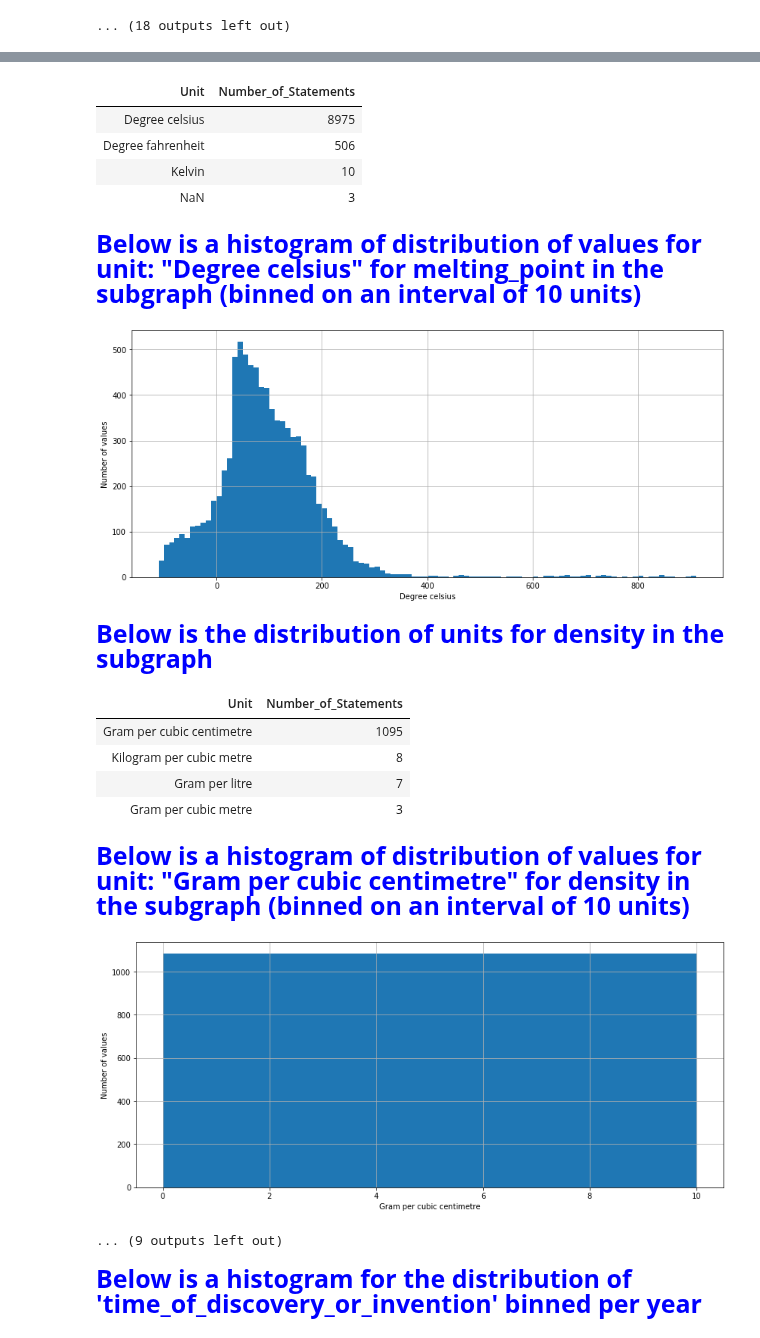
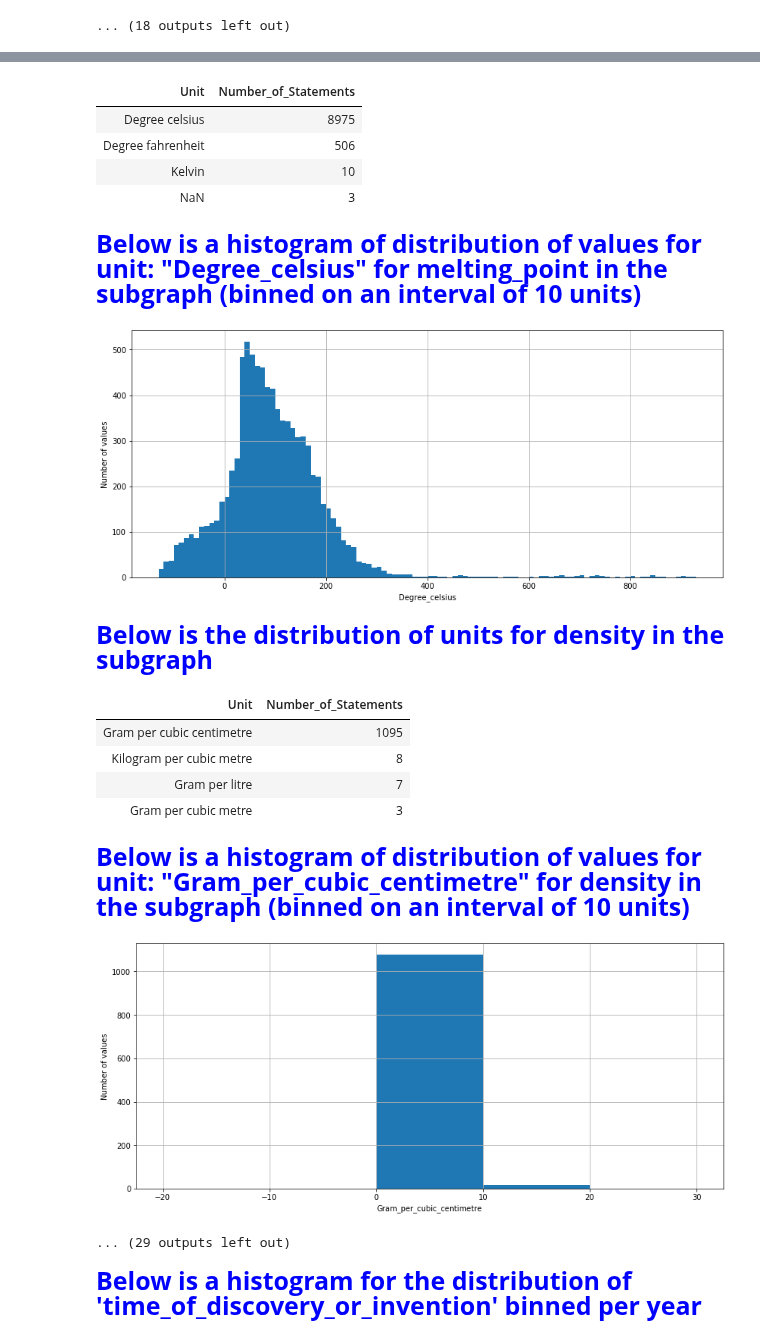
Before and after one commit to usc-isi-i2/kgtk, a Jupyter notebook: examples/Example_10_Wikidata_Subgraph_Statistics.ipynb, the cells around one changed output, grey strips where cells are left out. Cells and saved outputs as stored; diff of their text form; code cells hidden in the pictures.

Commit message:
Added output and naming convention

```diff
--- a/examples/Example_10_Wikidata_Subgraph_Statistics.ipynb
+++ b/examples/Example_10_Wikidata_Subgraph_Statistics.ipynb
@@ -33,7 +33,7 @@ output_folder = "/Users/shashanksaurabh/Desktop/Data_isi/output"
 
 # In each of statistics top K results are chosen.
 #In the following examples this has been implemented using the --limit attribute.
-K = "5"
+K = "10"
 
 # This represents the Qnode of wikidata subset.
 subset_name = "Q11173"
@@ -668,14 +673,14 @@ try:
         class_overview = pd.DataFrame([["Description",description_current.capitalize()],["Aliases",aliases_current.capitalize()],["Subclass of",", ".join(subclass_current).capitalize()],["Number of Instances",Number_of_instances_of_current_class],["Number of Subclass",len(subclass_current)],["Number of Superclass",len(direct_super_class_current)]],columns=["Stat","Value"])
 
         #Dynamically create the name of the output file where the example instances would be stored
-        output_file = subset_name + "_" + ele["Class_Label"].replace(" ","-")+"_examples"+".tsv"
+        output_file = "Class_overview."+ re.sub("[^0-9a-zA-Z]+", "_", ele["Class_Label"])+".examples.tsv"
 
-        output_file_prop = subset_name + "_" + ele["Class_Label"].replace(" ","-")+"_prop_destribution"+".tsv"
+        output_file_prop = "Class_overview."+  re.sub("[^0-9a-zA-Z]+", "_", ele["Class_Label"])+".outgoing_properties.tsv"
 
-        output_file_prop_incoming = subset_name + "_" + ele["Class_Label"].replace(" ","-")+"_prop_destribution_incoming"+".tsv"
+        output_file_prop_incoming = "Class_overview."+ re.sub("[^0-9a-zA-Z]+", "_", ele["Class_Label"])+".incoming_properties.tsv"
 
         #Dynamically create the name of the output file where the overview would be stored
-        output_file_overview = subset_name + "_" + ele["Class_Label"].replace(" ","-")+"_overview"+".tsv"
+        output_file_overview = "Class_overview."+  re.sub("[^0-9a-zA-Z]+", "_", ele["Class_Label"])+".overview.tsv"
 
         # Save the overview to the output file
         class_overview.to_csv(os.path.join(os.getenv('CLASS_FOLDER'),output_file_overview),sep='\t')
@@ -772,7 +777,7 @@ try:
     df_all_prop = df_all_prop[df_all_prop["Property_Label"]!="Other Properties"]
     printmd("Top Ten Properties are ",'black',size=18)
     display(HTML(df_all_prop[:10].to_html(index=False)))
-    df_all_prop.to_csv(os.path.join(os.getenv('PROPERTY_OVERVIEW'),"Top_Ten_Properties.tsv"),sep='\t')
+    df_all_prop.to_csv(os.path.join(os.getenv('PROPERTY_OVERVIEW'),"Property_overview.top.tsv"),sep='\t')
 except Exception as e:
     display(e)
 # %% [output]
@@ -792,7 +797,7 @@ Top Ten Properties are
 # %%
 try:
     # Load the list of classes generated in the  9th cell
-    df = pd.read_csv(os.path.join(os.getenv('PROPERTY_OVERVIEW'),"Top_Ten_Properties.tsv"),delimiter='\t')
+    df = pd.read_csv(os.path.join(os.getenv('PROPERTY_OVERVIEW'),"Property_overview.top.tsv"),delimiter='\t')
 
     # Load the Descriptions of the nodes of the subgraph in a Dataframe
     df_description = pd.read_csv(os.path.join(os.getenv('WIKIDATA_PARTS'),os.getenv('description')),delimiter='\t')
@@ -837,7 +842,7 @@ try:
 
 
         #Dynamically create the name of the output file where the overview would be stored
-        output_file_overview = subset_name + "_" + ele["Property_Label"].replace(" ","-")+"_overview"+".tsv"
+        output_file_overview ="Property_overview."+ re.sub("[^0-9a-zA-Z]+", "_", ele["Property_Label"])+".overview.tsv"
 
         # Save the overview to the output file
         property_overview.to_csv(os.path.join(os.getenv('PROPERTY_OVERVIEW'),output_file_overview),sep='\t')
@@ -892,10 +897,10 @@ for index,ele in pd_quantity_property.iterrows():
     print()
 
     #Extracting the 'Label' corresponding to the property
-    prop_label = ele['Property_Label'].replace(" ","_")
+    prop_label = re.sub("[^0-9a-zA-Z]+", "_",  ele['Property_Label'])
 
     #Dynamically setting the name of the output file based on the name of property
-    output_file_units_destribution = prop_label + "_units_destribution.tsv"
+    output_file_units_destribution = "Property_overview.quantity."+prop_label+".units_distribution.tsv"
 
     #Running command 1
     run_command(cmd1,{"_output_file":output_file_units_destribution,"_prop":pnode})
@@ -918,10 +923,10 @@ for index,ele in pd_quantity_property.iterrows():
 
         #Finding the most prevalent unit
         most_prevalent_unit_qnode = pd_unit_destribution.iloc[0]['Unit']
-        most_prevalent_unit_label = pd_unit_destribution_display.iloc[0]["Unit"]
+        most_prevalent_unit_label = re.sub("[^0-9a-zA-Z]+", "_",   pd_unit_destribution_display.iloc[0]["Unit"])
 
         # Dynamically setting the name of output file corresponding to the magnitude destrbution of most prevalent unit
-        output_file_magnitude_destribution = prop_label +"_" + most_prevalent_unit_label.replace(" ","_") + "_magnitude_destribution.tsv"
+        output_file_magnitude_destribution = "Property_overview.quantity."+prop_label+ most_prevalent_unit_label+ ".value_distibution.tsv"
 
         # Running Command 2
         run_command(cmd2,{"_output_file":output_file_magnitude_destribution,"_prop":pnode,"__unit":most_prevalent_unit_qnode})
@@ -930,7 +935,7 @@ for index,ele in pd_quantity_property.iterrows():
         magnitude_distribution = pd.read_csv(os.path.join(os.getenv('PROPERTY_OVERVIEW'),output_file_magnitude_destribution),delimiter='\t')
 
         # Binnig the magnitudes for displaying the histogram
-        bin_values = np.arange(start=magnitude_distribution.quantile(.01)['Magnitude'], stop=magnitude_distribution.quantile(.99)['Magnitude'], step=10)
+        bin_values = np.arange(start=magnitude_distribution.quantile(0.01)['Magnitude']-20, stop=magnitude_distribution.quantile(.99)['Magnitude']+20, step=10)
 #         bin_values = np.arange(start=min(magnitude_distribution['Magnitude']), stop=max(magnitude_distribution['Magnitude']), step=10)
 
 
@@ -959,20 +964,20 @@ Below is a histogram of distribution of values for unit: "Dalton" for mass in th
 Below is the distribution of units for melting_point in the subgraph
 | Unit | Number_of_Statements |
 | Degree celsius | 8975 |
 | Degree fahrenheit | 506 |
 | Kelvin | 10 |
 | NaN | 3 |
-Below is a histogram of distribution of values for unit: "Degree celsius" for melting_point in the subgraph (binned on an interval of 10 units)
+Below is a histogram of distribution of values for unit: "Degree_celsius" for melting_point in the subgraph (binned on an interval of 10 units)
-[figure, old version]
+[figure, new version]
 Below is the distribution of units for density in the subgraph
 | Unit | Number_of_Statements |
 | Gram per cubic centimetre | 1095 |
 | Kilogram per cubic metre | 8 |
 | Gram per litre | 7 |
 | Gram per cubic metre | 3 |
-Below is a histogram of distribution of values for unit: "Gram per cubic centimetre" for density in the subgraph (binned on an interval of 10 units)
+Below is a histogram of distribution of values for unit: "Gram_per_cubic_centimetre" for density in the subgraph (binned on an interval of 10 units)
-[figure, old version]
+[figure, new version]
-... (9 outputs left out)
+... (29 outputs left out)
 # %%
 cmd = "$kgtk query -i $WIKIDATA_PARTS/$time --graph-cache $STORE \
         -o $PROPERTY_OVERVIEW/_output_file \
```
Also changed, not shown: parts of 7 cells of this notebook, 3 other files.
